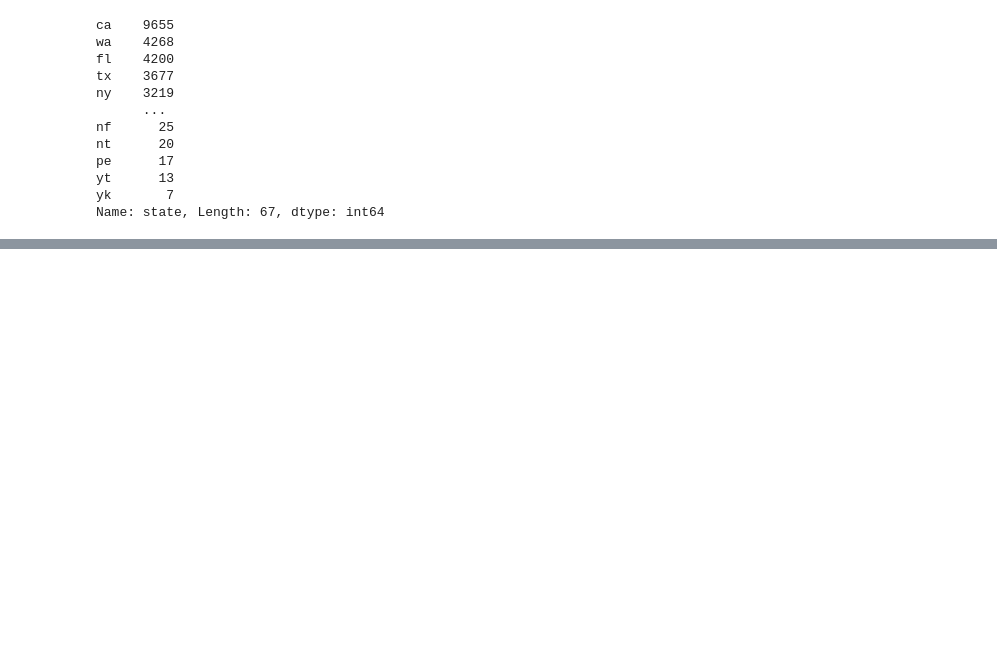
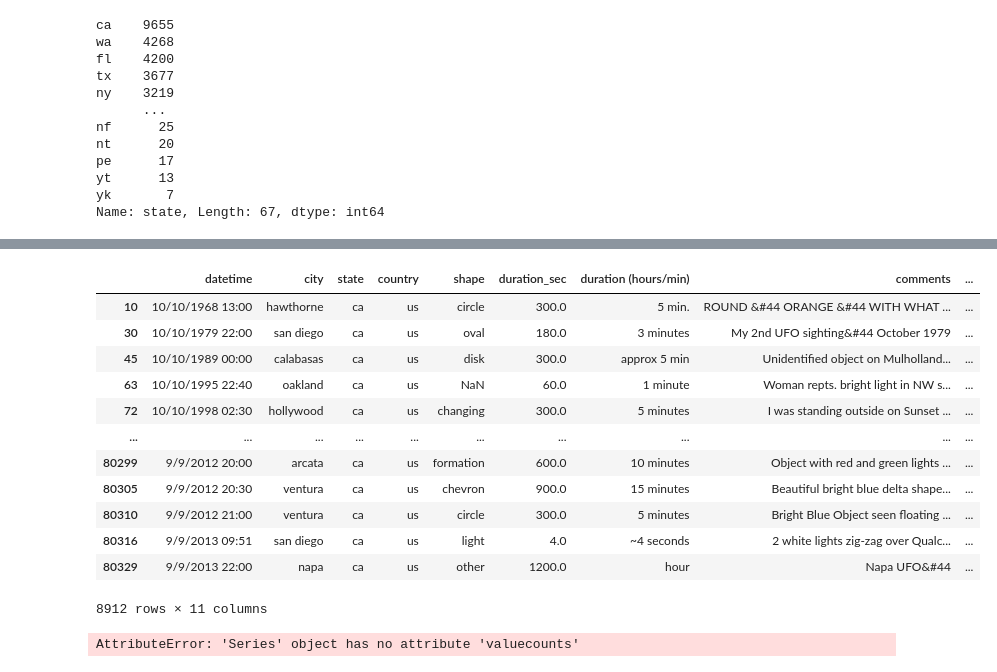
Before and after one commit to pha-drus/Project-1, a Jupyter notebook: UFO.ipynb, the cells around one changed output, grey strips where cells are left out. Cells and saved outputs as stored; diff of their text form; code cells hidden in the pictures; blank space fills up the shorter version.

```diff
--- a/UFO.ipynb
+++ b/UFO.ipynb
@@ -83,0 +183,21 @@ Name: state, Length: 67, dtype: int64
+# %%
+california = df_us.loc[(ufo_df['state'] == 'ca')]
+california
+# %% [output]
+|  | datetime | city | state | country | shape | duration_sec | duration (hours/min) | comments | ... |
+| 10 | 10/10/1968 13:00 | hawthorne | ca | us | circle | 300.0 | 5 min. | ROUND &#44 ORANGE &#44 WITH WHAT ... | ... |
+| 30 | 10/10/1979 22:00 | san diego | ca | us | oval | 180.0 | 3 minutes | My 2nd UFO sighting&#44 October 1979 | ... |
+| 45 | 10/10/1989 00:00 | calabasas | ca | us | disk | 300.0 | approx 5 min | Unidentified object on Mulholland... | ... |
+| 63 | 10/10/1995 22:40 | oakland | ca | us | NaN | 60.0 | 1 minute | Woman repts. bright light in NW s... | ... |
+| 72 | 10/10/1998 02:30 | hollywood | ca | us | changing | 300.0 | 5 minutes | I was standing outside on Sunset ... | ... |
+| ... | ... | ... | ... | ... | ... | ... | ... | ... | ... |
+| 80299 | 9/9/2012 20:00 | arcata | ca | us | formation | 600.0 | 10 minutes | Object with red and green lights ... | ... |
+| 80305 | 9/9/2012 20:30 | ventura | ca | us | chevron | 900.0 | 15 minutes | Beautiful bright blue delta shape... | ... |
+| 80310 | 9/9/2012 21:00 | ventura | ca | us | circle | 300.0 | 5 minutes | Bright Blue Object seen floating ... | ... |
+| 80316 | 9/9/2013 09:51 | san diego | ca | us | light | 4.0 | ~4 seconds | 2 white lights zig-zag over Qualc... | ... |
+| 80329 | 9/9/2013 22:00 | napa | ca | us | other | 1200.0 | hour | Napa UFO&#44 | ... |
+8912 rows × 11 columns
+# %%
+cali_cities = df_us['city'].valuecounts
+# %% [output]
+AttributeError: 'Series' object has no attribute 'valuecounts'
```
Also changed, not shown: parts of 9 cells of this notebook, 5 other files.
